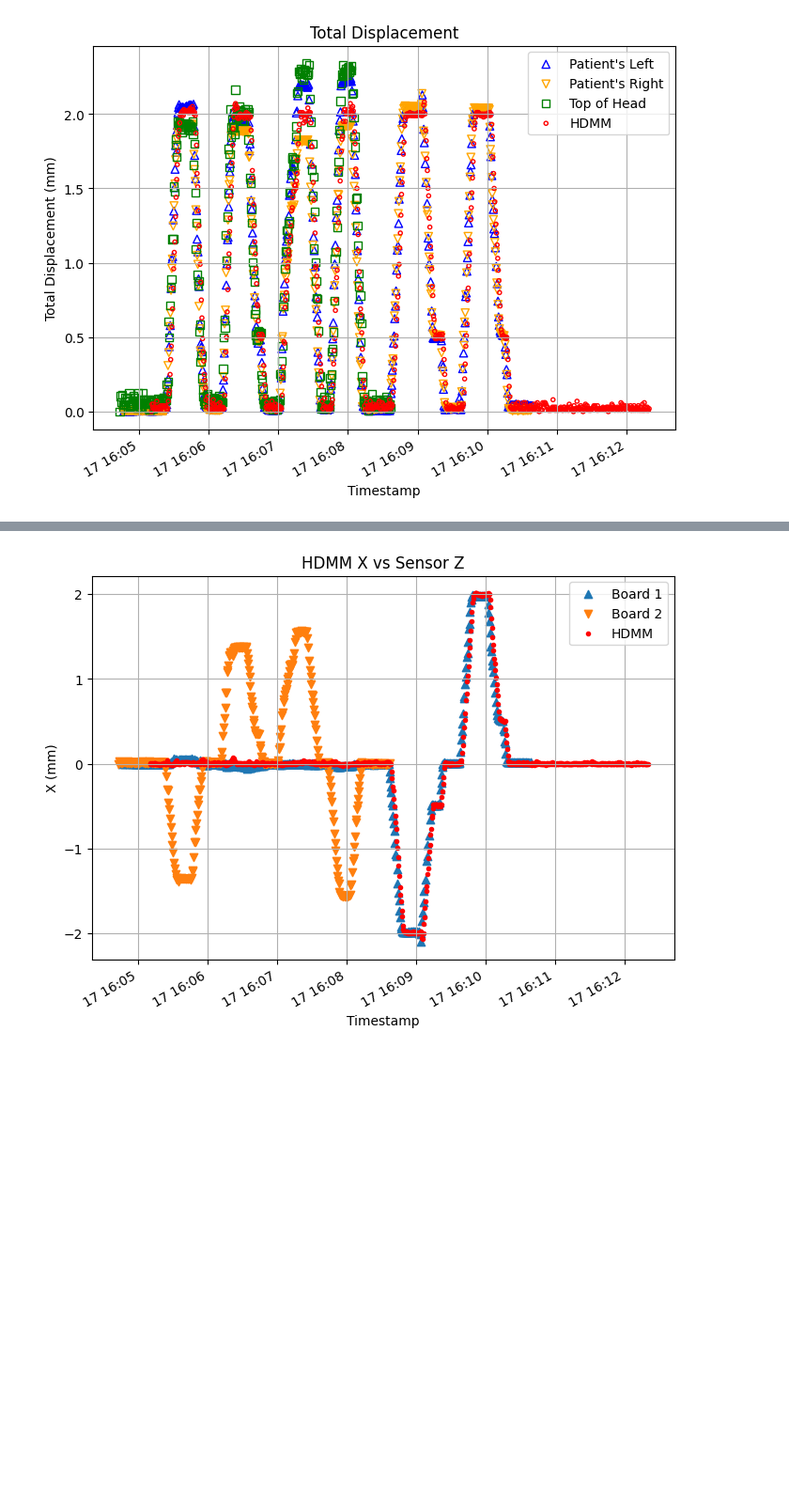
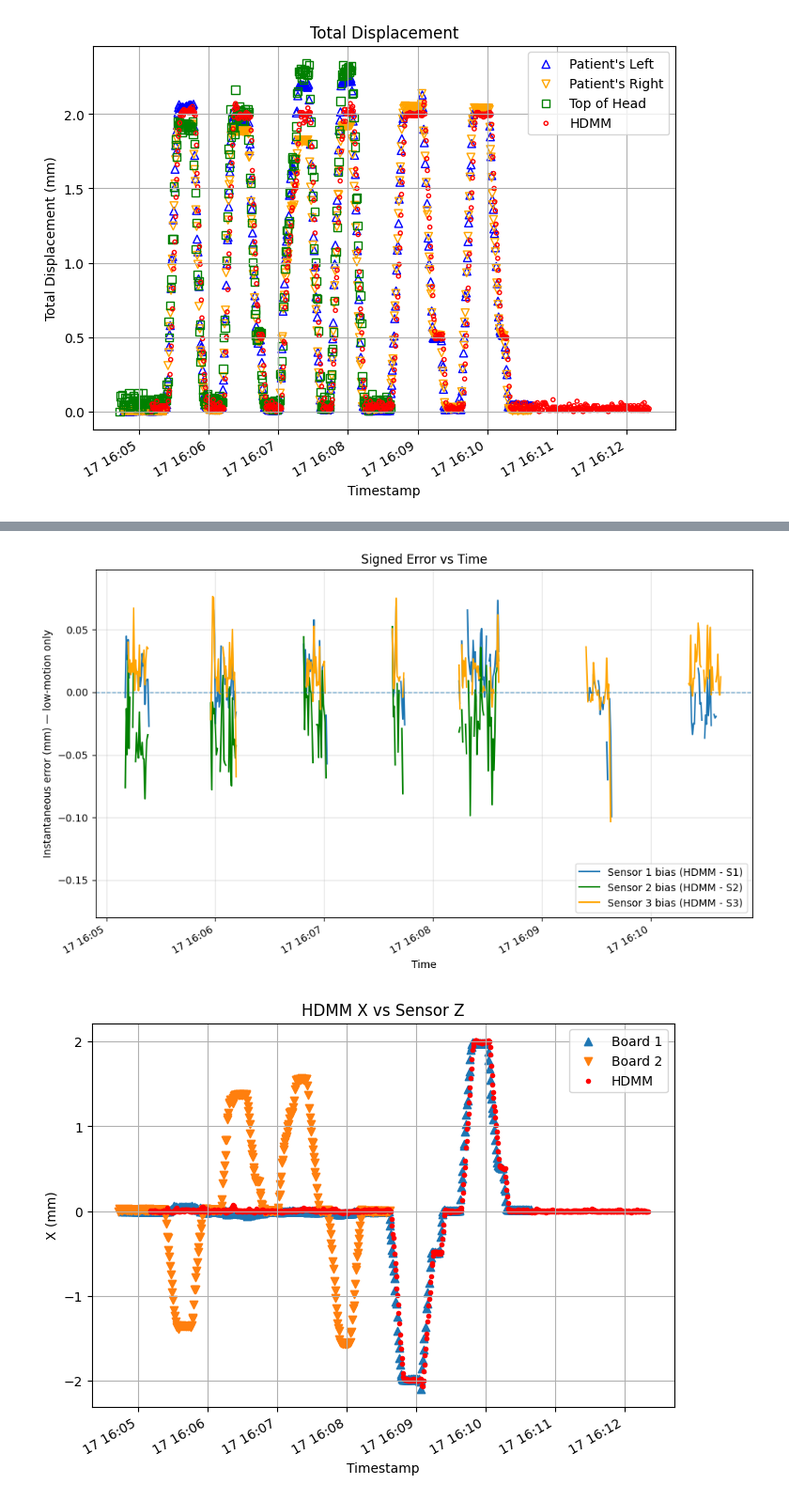
Before and after one commit to SpicedDill/magnetic-sensor-data, a Jupyter notebook: BN_Analysis/10172025_Multisensor_GK.ipynb, the cells around one changed output, grey strips where cells are left out. Shown at 94% size. Drawn from its saved outputs; the diff is of its cells as text; code cells hidden in the pictures; blank space fills up the shorter version.

```diff
--- a/BN_Analysis/10172025_Multisensor_GK.ipynb
+++ b/BN_Analysis/10172025_Multisensor_GK.ipynb
@@ -588,0 +585,98 @@ plt.show()
+# %%
+
+def _to_dt_series(ts):
+    return pd.to_datetime(pd.Series(ts), errors='coerce').dropna().sort_values().reset_index(drop=True)
+
+def _to_float_series(x):
+    return pd.Series(pd.to_numeric(x, errors='coerce')).dropna().reset_index(drop=True)
+
+def instantaneous_error_series(ref_time, ref_disp, cand_time, cand_disp,
+                               tolerance='300ms',
+                               motion_threshold_mm=0.2, require_both=True,
+                               max_gap='600ms',         # break line if time gap between kept points > this
+                               max_jump_mm=None,        # e.g., 0.08 to break on big error step changes
+                               verbose_label=None):
+    """
+    Instantaneous signed error (mm): HDMM - sensor.
+    Low-motion filter + line-breaking on gaps/jumps.
+    """
+    ref = pd.DataFrame({'t_ref': _to_dt_series(ref_time),
+                        'y_ref': _to_float_series(ref_disp)}).dropna().sort_values('t_ref')
+    cand = pd.DataFrame({'t_cand': _to_dt_series(cand_time),
+                         'y_cand': _to_float_series(cand_disp)}).dropna().sort_values('t_cand')
+    if ref.empty or cand.empty:
+        return pd.Series(dtype=float)
+
+    tol = pd.to_timedelta(tolerance) if tolerance is not None else None
+    aligned = pd.merge_asof(
+        ref[['t_ref','y_ref']].sort_values('t_ref'),
+        cand[['t_cand','y_cand']].sort_values('t_cand'),
+        left_on='t_ref', right_on='t_cand',
+        direction='nearest', tolerance=tol
+    )
+
+    # Keep only low-motion pairs
+    if motion_threshold_mm is not None:
+        if require_both:
+            mask = (aligned['y_ref'].abs() <= motion_threshold_mm) & (aligned['y_cand'].abs() <= motion_threshold_mm)
+        else:
+            mask = (aligned['y_ref'].abs() <= motion_threshold_mm) | (aligned['y_cand'].abs() <= motion_threshold_mm)
+        kept = aligned[mask].copy()
+    else:
+        kept = aligned.copy()
+
+    if kept.empty:
+        return pd.Series(dtype=float)
+
+    # Signed error
+    err = kept['y_ref'] - kept['y_cand']
+    s = pd.Series(err.values, index=kept['t_ref']).sort_index()
+
+    # --- Break lines on discontinuities ---
+    # 1) Large time gaps between consecutive kept points
+    if max_gap is not None:
+        max_gap_td = pd.to_timedelta(max_gap)
+        gap_mask = s.index.to_series().diff() > max_gap_td
+        s[gap_mask.values] = np.nan
+
+    # 2) Large instantaneous jumps in error (optional)
+    if max_jump_mm is not None:
+        jump_mask = s.diff().abs() > float(max_jump_mm)
+        s[jump_mask.values] = np.nan
+
+    if verbose_label is not None:
+        total = len(aligned); used = len(kept); kept_frac = used / max(total,1)
+        print(f"[{verbose_label}] kept {used}/{total} ({kept_frac:.1%}) after low-motion; "
+              f"broke on gaps>{max_gap}{'' if max_jump_mm is None else f', jumps>{max_jump_mm} mm'}")
+
+    s.name = f'Err (tol={tolerance}, low≤{motion_threshold_mm}mm)'
+    return s
+
+# --- compute series (example thresholds) ---
+tolerance = '300ms'
+ie1 = instantaneous_error_series(hdmm_timecorr_shift, hdmm_disp, timestamps,  disp,
+                                 tolerance=tolerance, motion_threshold_mm=0.2,
+                                 require_both=True, max_gap='600ms', max_jump_mm=0.08, verbose_label='S1')
+ie2 = instantaneous_error_series(hdmm_timecorr_shift, hdmm_disp, timestamps2, disp2,
+                                 tolerance=tolerance, motion_threshold_mm=0.2,
+                                 require_both=True, max_gap='600ms', max_jump_mm=0.08, verbose_label='S2')
+ie3 = instantaneous_error_series(hdmm_timecorr_shift, hdmm_disp, timestamps3, disp3,
+                                 tolerance=tolerance, motion_threshold_mm=0.2,
+                                 require_both=True, max_gap='600ms', max_jump_mm=0.08, verbose_label='S3')
+
+# --- plot (S2 green, S3 orange) ---
+plt.figure(figsize=(10, 6))
+if not ie1.empty: plt.plot(ie1.index, ie1.values, label='Sensor 1 bias (HDMM - S1)')
+if not ie2.empty: plt.plot(ie2.index, ie2.values, label='Sensor 2 bias (HDMM - S2)', color='green')
+if not ie3.empty: plt.plot(ie3.index, ie3.values, label='Sensor 3 bias (HDMM - S3)', color='orange')
+
+plt.axhline(0, linewidth=1, linestyle='--', alpha=0.7)
+plt.gcf().autofmt_xdate()
+plt.xlabel('Time')
+plt.ylabel('Instantaneous error (mm) — low-motion only')
+plt.title('Signed Error vs Time')
+plt.grid(True, alpha=0.4)
+plt.legend()
+plt.tight_layout()
+plt.show()
+# %% [output]
@@ -589,3 +686,4 @@ plt.show()
+[figure, added]
 # %%
 # Plotting
 plt.figure(figsize=(8, 6))
```
Also changed, not shown: parts of 2 cells of this notebook.
